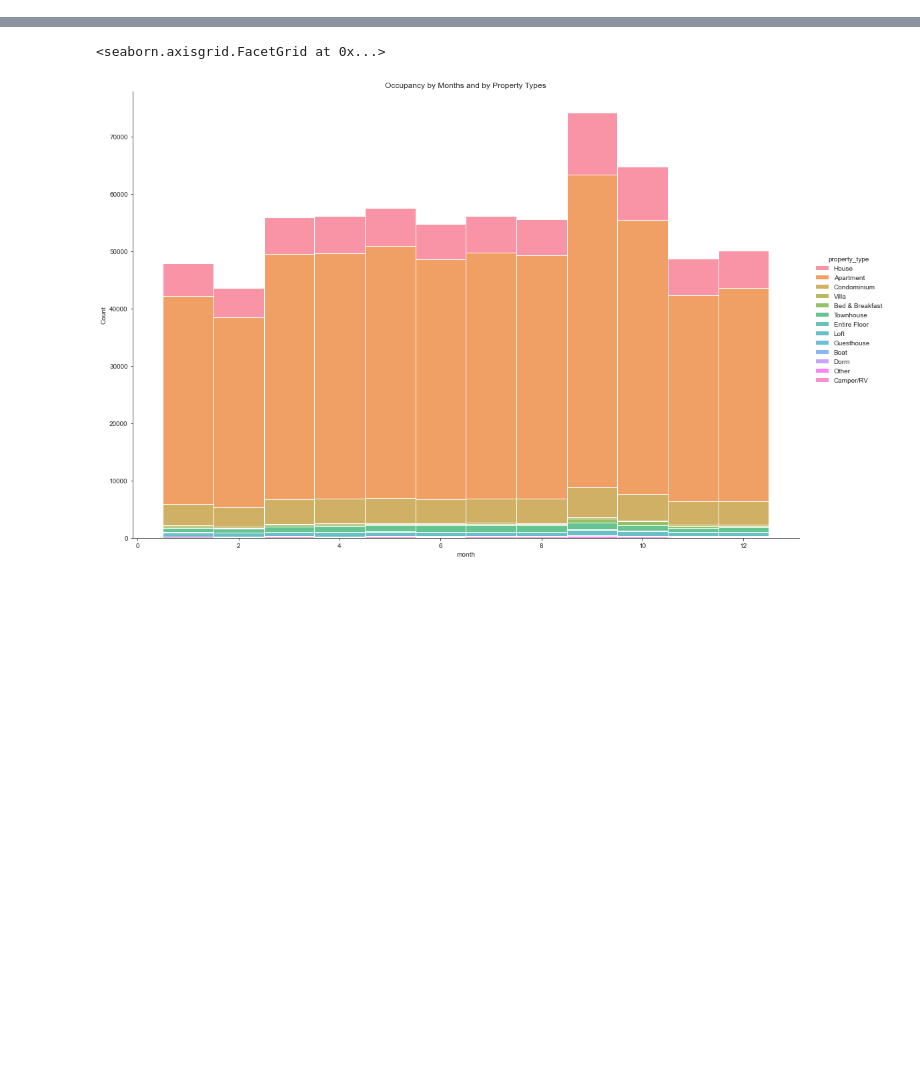
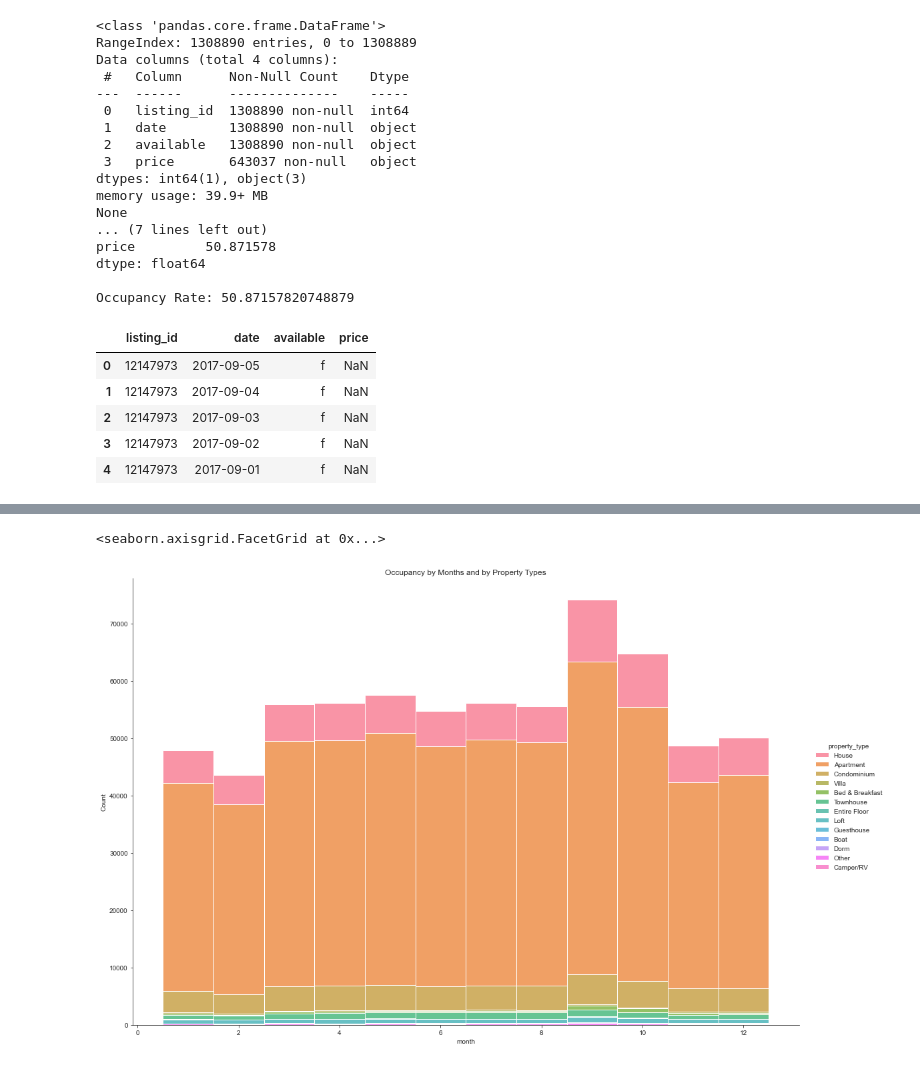
Before and after one commit to ttbpham/boston-airbnb, a Jupyter notebook: BostonAirBnB.ipynb, the cells around one changed output, grey strips where cells are left out. Saved outputs shown, nothing was run; the diff lists cells and outputs as text; code cells hidden in the pictures; blank space fills up the shorter version.

```diff
--- a/BostonAirBnB.ipynb
+++ b/BostonAirBnB.ipynb
@@ -21,0 +45,45 @@ listings = pd.read_csv('./listings.csv')
+# %%
+
+# display calendar dataset information
+
+print(calendar.info(), '\n')
+
+# display min/max date
+
+print('Min date is',calendar['date'].min())
+print('Max date is',calendar['date'].max(),'\n')
+
+# check % of missing values in each column
+
+print (calendar.isnull().sum()/calendar.shape[0]*100, '\n')
+
+# check occupancy rate
+print('Occupancy Rate:',len(calendar[calendar['available']=='f'])/calendar.shape[0]*100, '\n')
+
+# list the first 5 rows
+
+calendar.head()
+# %% [output]
+<class 'pandas.core.frame.DataFrame'>
+RangeIndex: 1308890 entries, 0 to 1308889
+Data columns (total 4 columns):
+ #   Column      Non-Null Count    Dtype
+---  ------      --------------    -----
+ 0   listing_id  1308890 non-null  int64
+ 1   date        1308890 non-null  object
+ 2   available   1308890 non-null  object
+ 3   price       643037 non-null   object
+dtypes: int64(1), object(3)
+memory usage: 39.9+ MB
+None
+... (7 lines left out)
+price         50.871578
+dtype: float64
+
+Occupancy Rate: 50.87157820748879
+|  | listing_id | date | available | price |
+| 0 | 12147973 | 2017-09-05 | f | NaN |
+| 1 | 12147973 | 2017-09-04 | f | NaN |
+| 2 | 12147973 | 2017-09-03 | f | NaN |
+| 3 | 12147973 | 2017-09-02 | f | NaN |
+| 4 | 12147973 | 2017-09-01 | f | NaN |
```
Also changed, not shown: parts of 31 cells of this notebook.
